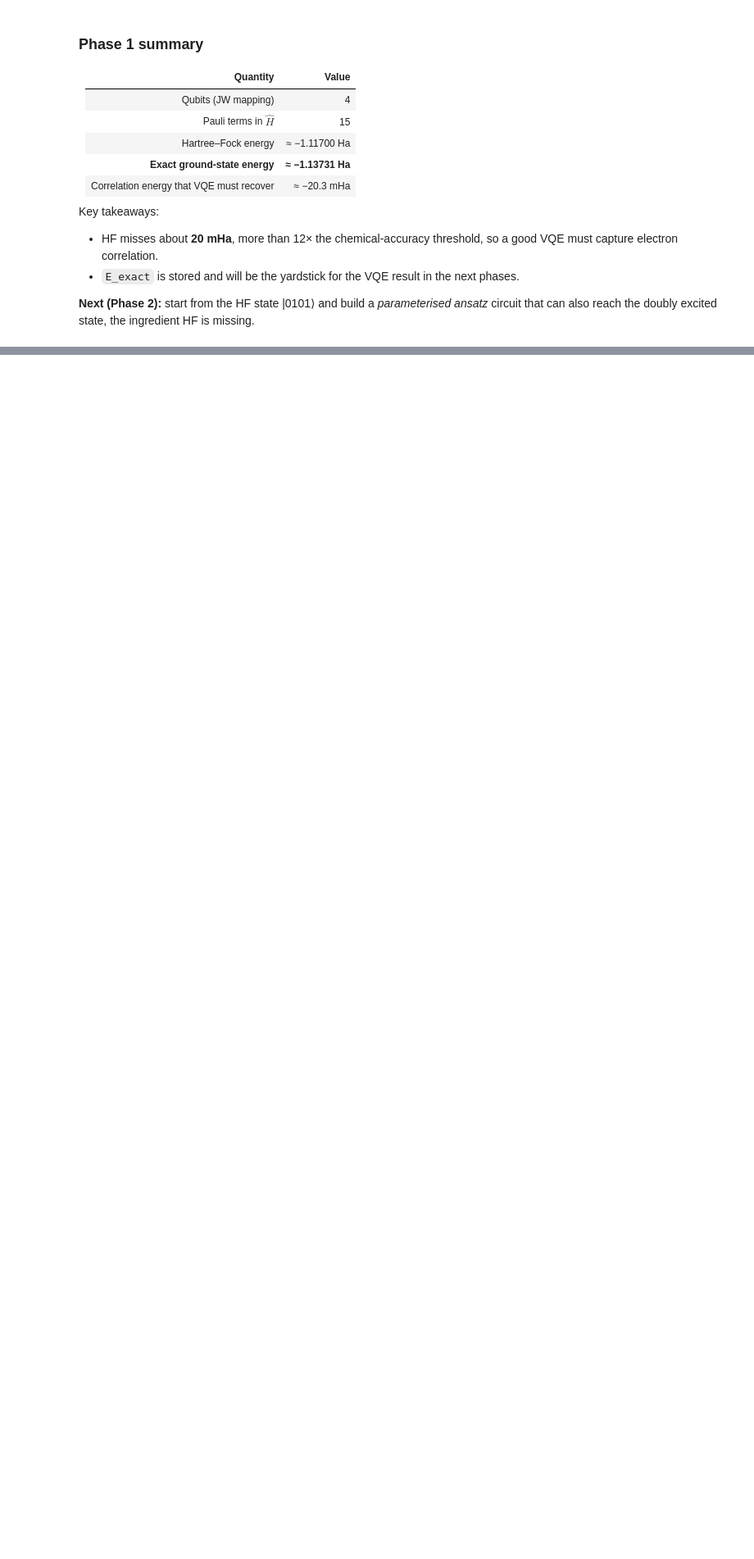
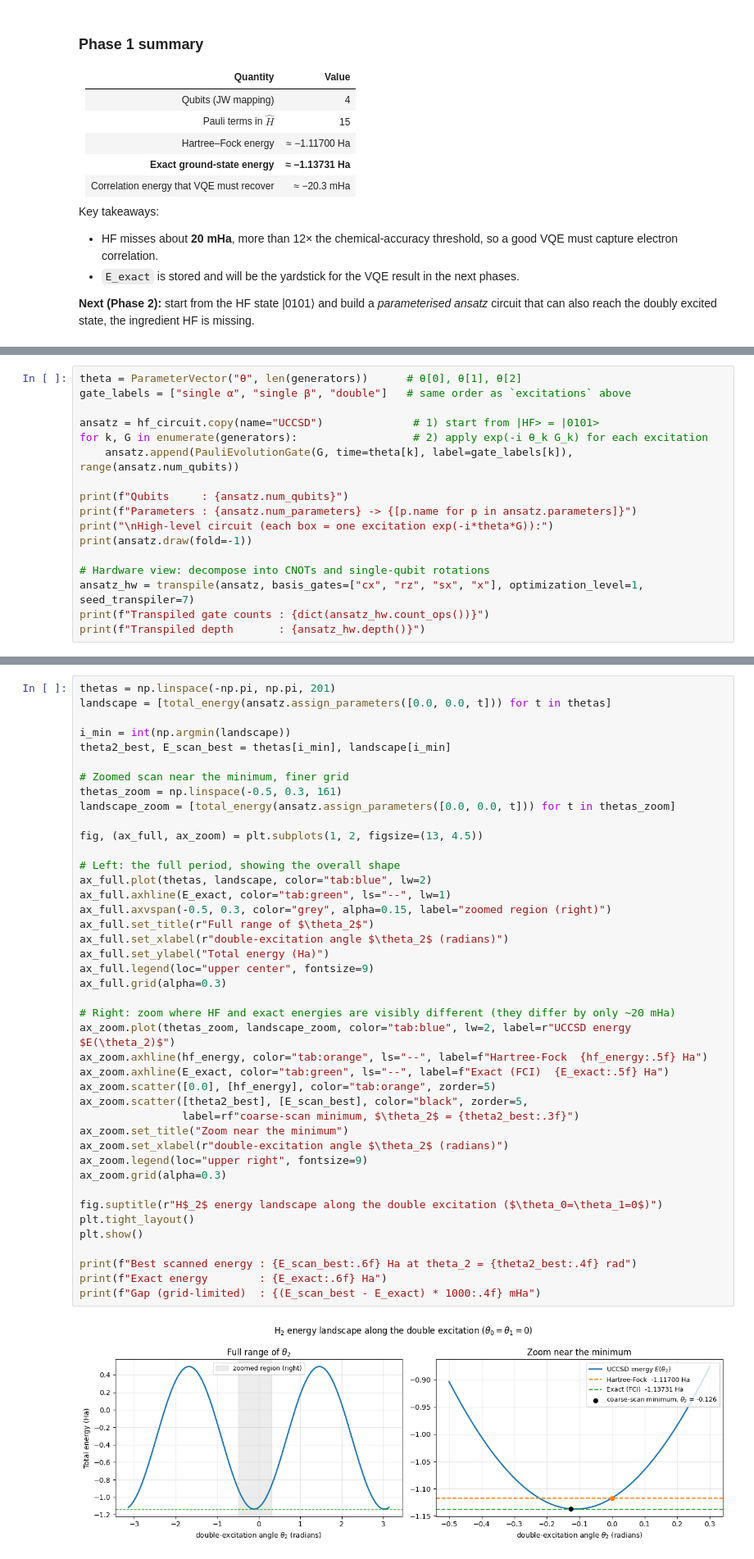
Before and after one commit to arjun-whiteshadow/qiskit-fall-fest-26, a Jupyter notebook: challenge.ipynb, the cells around one changed output, grey strips where cells are left out. Shown at 82% size. Saved outputs shown, nothing was run; the diff lists cells and outputs as text; blank space fills up the shorter version.

```diff
--- a/challenge.ipynb
+++ b/challenge.ipynb
@@ -313,0 +493,17 @@ also reach the doubly excited state, the ingredient HF is missing.
+# %%
+theta = ParameterVector("θ", len(generators))      # θ[0], θ[1], θ[2]
+gate_labels = ["single α", "single β", "double"]   # same order as `excitations` above
+
+ansatz = hf_circuit.copy(name="UCCSD")              # 1) start from |HF> = |0101>
+for k, G in enumerate(generators):                  # 2) apply exp(-i θ_k G_k) for each excitation
+    ansatz.append(PauliEvolutionGate(G, time=theta[k], label=gate_labels[k]), range(ansatz.num_qubits))
+
+print(f"Qubits     : {ansatz.num_qubits}")
+print(f"Parameters : {ansatz.num_parameters} -> {[p.name for p in ansatz.parameters]}")
+print("\nHigh-level circuit (each box = one excitation exp(-i*theta*G)):")
+print(ansatz.draw(fold=-1))
+
+# Hardware view: decompose into CNOTs and single-qubit rotations
+ansatz_hw = transpile(ansatz, basis_gates=["cx", "rz", "sx", "x"], optimization_level=1, seed_transpiler=7)
+print(f"Transpiled gate counts : {dict(ansatz_hw.count_ops())}")
+print(f"Transpiled depth       : {ansatz_hw.depth()}")
@@ -313,0 +576,44 @@ also reach the doubly excited state, the ingredient HF is missing.
+# %%
+thetas = np.linspace(-np.pi, np.pi, 201)
+landscape = [total_energy(ansatz.assign_parameters([0.0, 0.0, t])) for t in thetas]
+
+i_min = int(np.argmin(landscape))
+theta2_best, E_scan_best = thetas[i_min], landscape[i_min]
+
+# Zoomed scan near the minimum, finer grid
+thetas_zoom = np.linspace(-0.5, 0.3, 161)
+landscape_zoom = [total_energy(ansatz.assign_parameters([0.0, 0.0, t])) for t in thetas_zoom]
+
+fig, (ax_full, ax_zoom) = plt.subplots(1, 2, figsize=(13, 4.5))
+
+# Left: the full period, showing the overall shape
+ax_full.plot(thetas, landscape, color="tab:blue", lw=2)
+ax_full.axhline(E_exact, color="tab:green", ls="--", lw=1)
+ax_full.axvspan(-0.5, 0.3, color="grey", alpha=0.15, label="zoomed region (right)")
+ax_full.set_title(r"Full range of $\theta_2$")
+ax_full.set_xlabel(r"double-excitation angle $\theta_2$ (radians)")
+ax_full.set_ylabel("Total energy (Ha)")
+ax_full.legend(loc="upper center", fontsize=9)
+ax_full.grid(alpha=0.3)
+
+# Right: zoom where HF and exact energies are visibly different (they differ by only ~20 mHa)
+ax_zoom.plot(thetas_zoom, landscape_zoom, color="tab:blue", lw=2, label=r"UCCSD energy $E(\theta_2)$")
+ax_zoom.axhline(hf_energy, color="tab:orange", ls="--", label=f"Hartree-Fock  {hf_energy:.5f} Ha")
+ax_zoom.axhline(E_exact, color="tab:green", ls="--", label=f"Exact (FCI)  {E_exact:.5f} Ha")
+ax_zoom.scatter([0.0], [hf_energy], color="tab:orange", zorder=5)
+ax_zoom.scatter([theta2_best], [E_scan_best], color="black", zorder=5,
+                label=rf"coarse-scan minimum, $\theta_2$ = {theta2_best:.3f}")
+ax_zoom.set_title("Zoom near the minimum")
+ax_zoom.set_xlabel(r"double-excitation angle $\theta_2$ (radians)")
+ax_zoom.legend(loc="upper right", fontsize=9)
+ax_zoom.grid(alpha=0.3)
+
+fig.suptitle(r"H$_2$ energy landscape along the double excitation ($\theta_0=\theta_1=0$)")
+plt.tight_layout()
+plt.show()
+
+print(f"Best scanned energy : {E_scan_best:.6f} Ha at theta_2 = {theta2_best:.4f} rad")
+print(f"Exact energy        : {E_exact:.6f} Ha")
+print(f"Gap (grid-limited)  : {(E_scan_best - E_exact) * 1000:.4f} mHa")
+# %% [output]
+[figure, added]
```
Also changed, not shown: parts of 16 cells of this notebook, 2 other files.
